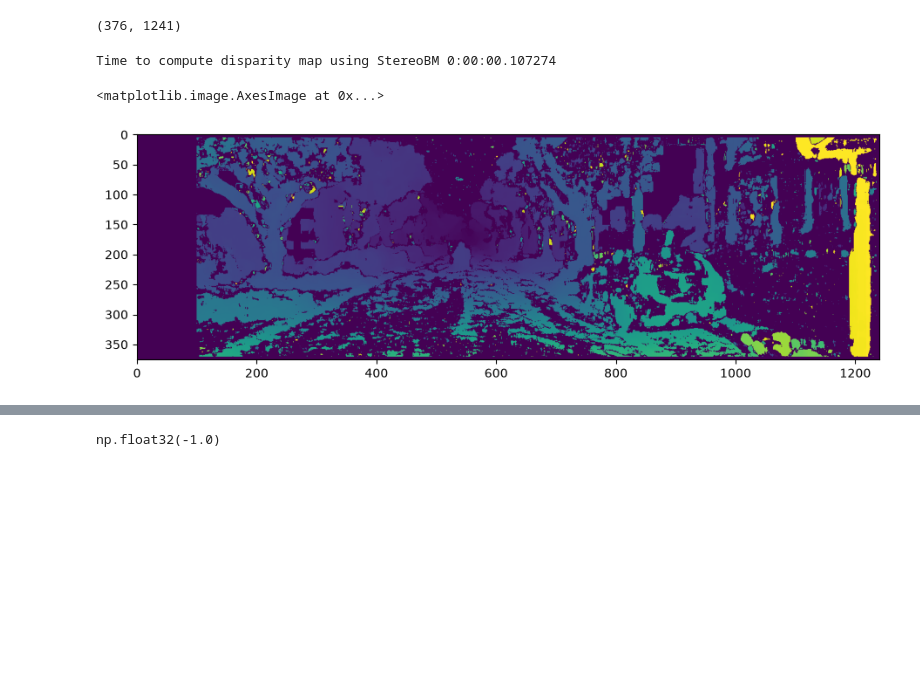
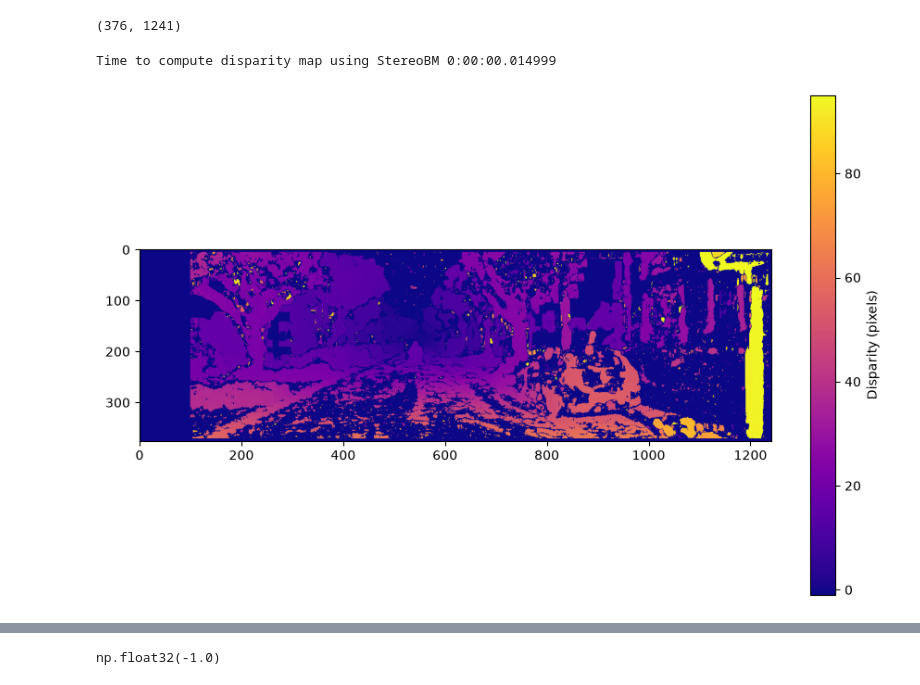
Before and after one commit to JanakaDilshanSendnayake/kitti-visual-odometry-python, a Jupyter notebook: Untitled.ipynb, the cells around one changed output, grey strips where cells are left out. Saved outputs shown, nothing was run; the diff lists cells and outputs as text; code cells hidden in the pictures; blank space fills up the shorter version.

Commit message:
stereo depth estimation, pointcloud2depth

```diff
--- a/Untitled.ipynb
+++ b/Untitled.ipynb
@@ -189,8 +189,9 @@ class Dataset_handler():
 
             for i, image_left in enumerate(self.left_image_files):
                 name_right = self.right_image_files[i]
+                name_left = self.right_image_files[i]
                 self.images_left.append(cv2.imread(self.seq_dir + 'image_0/' + name_left, 0))
-                self.iamges_right.append(cv2.imread(self.seq_dir + 'image_1/' + name_right, 0))
+                self.images_right.append(cv2.imread(self.seq_dir + 'image_1/' + name_right, 0))
             if self.lidar:
                 pointcloud = np.fromfile(self.lidar_path + self.velodyne_files[i],
                                          dtype=np.float32,
@@ -204,10 +205,10 @@ class Dataset_handler():
 
     def reset_frame(self):
 
-        self.image_left = (cv2.imread(self.seq_dir + 'image_0/' + name_left, 0)
+        self.images_left = (cv2.imread(self.seq_dir + 'image_0/' + name_left, 0)
                            for name_left in self.left_image_files)
 
-        self.image_right = (cv2.imread(self.seq_dir + 'image_1/' + name_left, 0)
+        self.images_right = (cv2.imread(self.seq_dir + 'image_1/' + name_left, 0)
                            for name_left in self.left_image_files)
 
 
@@ -270,14 +271,23 @@ def compute_left_disparity_map(img_left, img_right, matcher='bm', rgb=False, ver
 # %%
 disp = compute_left_disparity_map(handler.first_image_left,
                                   handler.first_image_right,
                                   matcher='bm',
                                   verbose=True)
+
 plt.figure(figsize=(11,7))
-plt.imshow(disp)
+
+# 1. Assign the imshow output to a variable
+# Using cmap='plasma' or 'viridis' helps differentiate disparity levels better than standard grayscale
+img = plt.imshow(disp, cmap='plasma')
+
+# 2. Add the colorbar
+cbar = plt.colorbar(img)
+cbar.set_label('Disparity (pixels)')
+
+plt.show()
 # %% [output]
-Time to compute disparity map using StereoBM 0:00:00.107274
+Time to compute disparity map using StereoBM 0:00:00.014999
-<matplotlib.image.AxesImage at 0x...>
-[figure, old version]
+[figure, new version]
 # %%
 disp = compute_left_disparity_map(handler.first_image_left,
                                   handler.first_image_right,
```
Also changed, not shown: parts of 62 cells of this notebook, 1 other file.
